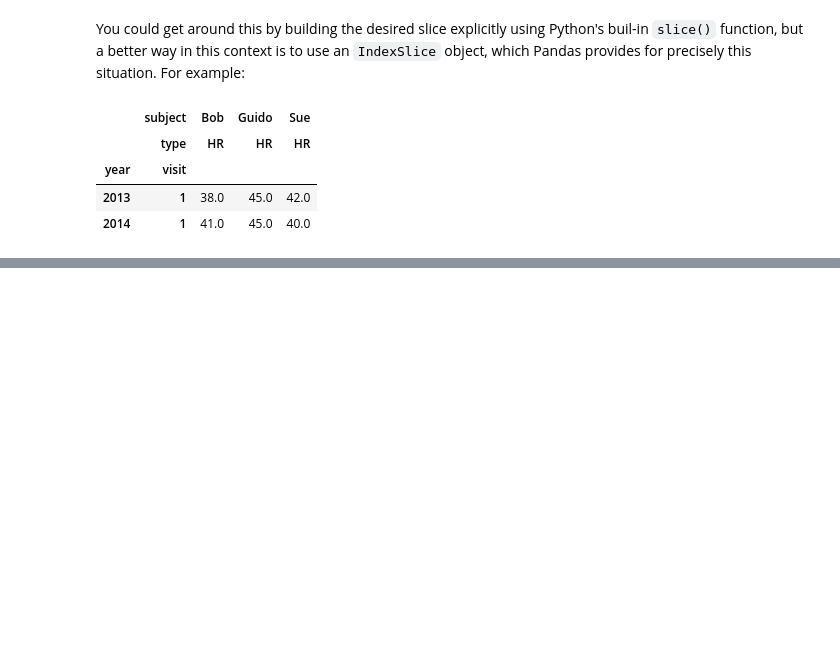
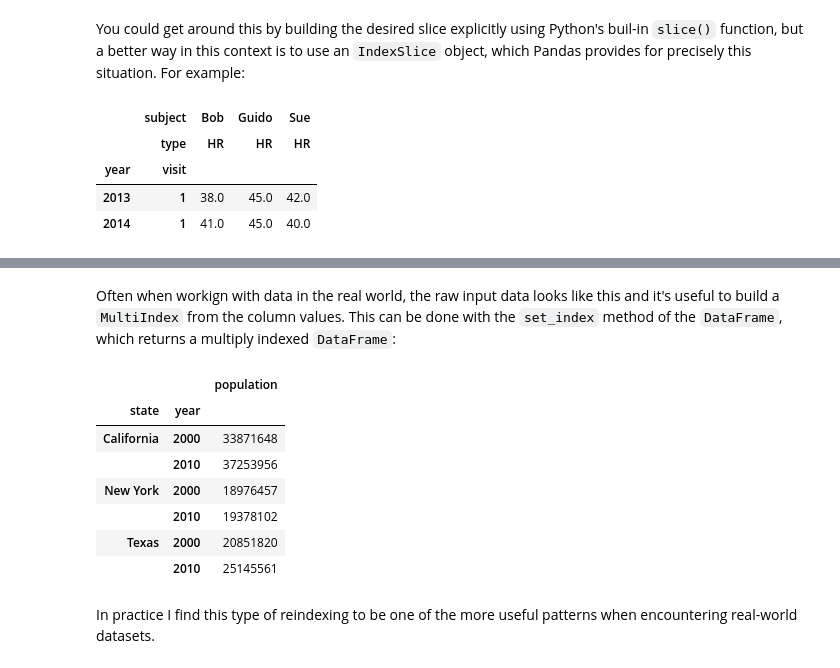
Before and after one commit to Jeffresh/python-datascience-handbook, a Jupyter notebook: pandas/hierarchical_indexing.ipynb, the cells around one changed output, grey strips where cells are left out. Cells and saved outputs as stored; diff of their text form; code cells hidden in the pictures; blank space fills up the shorter version.

Commit message:
feat(pandas): rearranging multi indices

```diff
--- a/pandas/hierarchical_indexing.ipynb
+++ b/pandas/hierarchical_indexing.ipynb
@@ -433,0 +552,15 @@ health_data.loc[idx[:, 1], idx[:, 'HR']]
+# %% [markdown]
+Often when workign with data in the real world, the raw input data looks like this and it's useful to build a `MultiIndex` from the column values. This can be done with the `set_index` method of the `DataFrame`, which returns a multiply indexed `DataFrame`:
+# %%
+pop_flat.set_index(['state', 'year'])
+# %% [output]
+|  |  | population |
+| state | year |  |
+| California | 2000 | 33871648 |
+|  | 2010 | 37253956 |
+| New York | 2000 | 18976457 |
+|  | 2010 | 19378102 |
+| Texas | 2000 | 20851820 |
+|  | 2010 | 25145561 |
+# %% [markdown]
+In practice I find this type of reindexing to be one of the more useful patterns when encountering real-world datasets.
```
Also changed, not shown: parts of 18 cells of this notebook.
